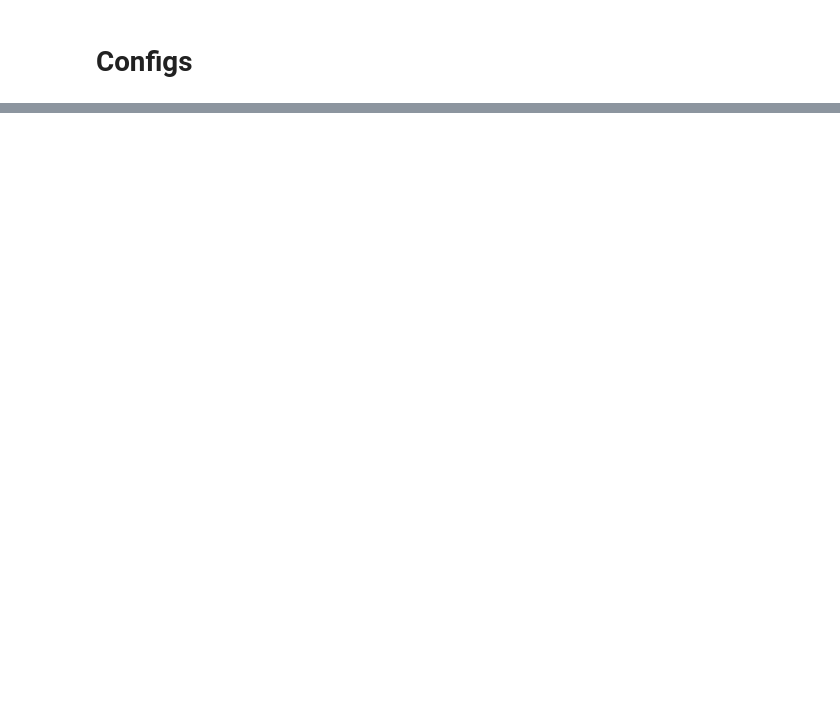
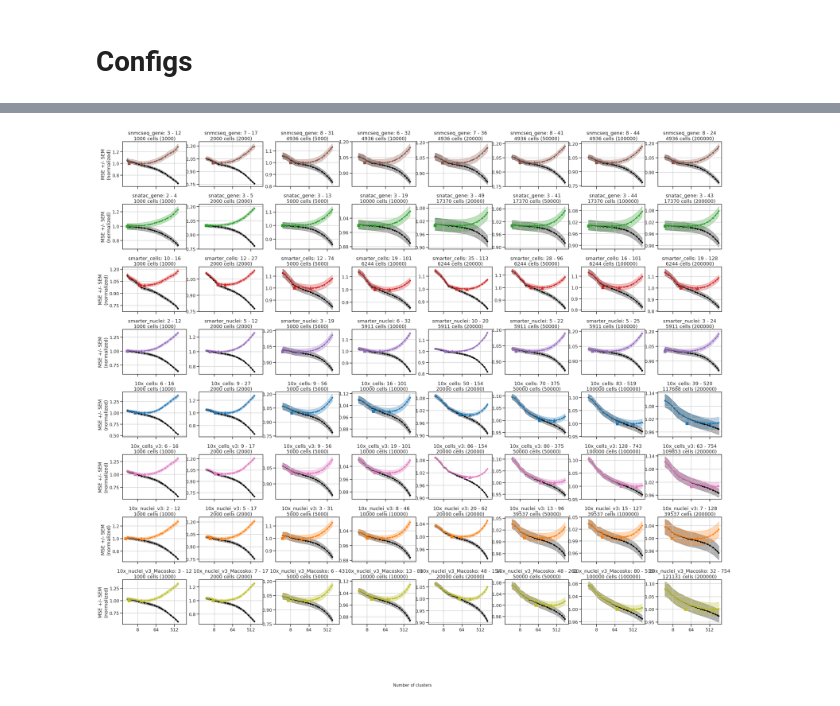
Before and after one commit to mukamel-lab/BICCN-Mouse-MOp, a Jupyter notebook: fig4/cocluster-cross-validation-scf-vis.ipynb, the cells around one changed output, grey strips where cells are left out. Cells and saved outputs as stored; diff of their text form; code cells hidden in the pictures; blank space fills up the shorter version.

```diff
--- a/fig4/cocluster-cross-validation-scf-vis.ipynb
+++ b/fig4/cocluster-cross-validation-scf-vis.ipynb
@@ -247,0 +234,83 @@ res_sum_sum
+# %%
+output = os.path.join(output_figure_dir, analysis_name+'_3.pdf')
+
+res_sum_sum = []
+scale = 1
+
+num_ns = len(ns)
+nx = num_ns
+ny = len(mods_selected)
+
+fig, axs = plt.subplots(ny, nx, figsize=(5*nx*scale,4*ny*scale), sharex=True)
+axs = axs.flatten()
+ax_idx = -1
+
+for j, mod in enumerate(mods_selected):
+    for i, n in enumerate(ns):
+        name = name_format.format(n)
+        outdir = '/cndd/fangming/CEMBA/data/MOp_all/results'
+        output_results = outdir + '/cross_validation_results_{}.pkl'.format(name)
+        output_pcX_all = outdir + '/pcX_all_{}.npy'.format(name)
+        output_cells_all = outdir + '/cells_all_{}.npy'.format(name)
+        output_clst_and_umap = outdir + '/intg_summary_{}.tsv'.format(name)
+        output_figures = outdir + '/figures/{}_{{}}.{{}}'.format(name)
+
+        if not os.path.isfile(output_results):
+            continue
+
+        # Getting back the objects:
+        with open(output_results, 'rb') as f:
+            (
+             res_nclsts, res,
+            ) = pickle.load(f)
+
+        res_nclsts_summary = res_nclsts.groupby('resolution').agg({'nclsts': ['mean', 'std']})
+        res_summary = res.groupby(['resolution', 'mod']).agg({'mse': ['mean', 'std'],
+                                                              'mse_t': ['mean', 'std'],
+                                                            })
+
+        metadata = pd.read_csv(meta_f.format(mod), sep="\t") #.reset_index().set_index(settings[mod].cell_col)
+        n_cell = min([len(metadata), n])
+        logging.info(n)
+        logging.info(mod)
+
+        ax_idx += 1
+        ax = axs[ax_idx]
+
+        n_folds = 5
+        x = res_nclsts_summary['nclsts']['mean'].values
+        ys = res_summary.xs(mod, level='mod')
+        base_level = np.min(ys['mse']['mean'].values)
+        y, y_err = ys['mse']['mean'].values/base_level, (ys['mse']['std'].values/np.sqrt(n_folds))/base_level,
+        yt, yt_err = ys['mse_t']['mean'].values/base_level, (ys['mse_t']['std'].values/np.sqrt(n_folds))/base_level,
+
+        if i == 0:
+            ylabel = 'MSE +/- SEM\n(normalized)'
+        else:
+            ylabel = ''
+        xlabel = ''
+        min_x_se, min_x, min_y = plot_bi_cv_subfig(ax, x,
+                                                  y, y_err,
+                                                  yt, yt_err,
+                                                  settings[mod].color, mod,
+                                                  xlabel=xlabel,
+                                                  ylabel=ylabel
+                                                 )
+        ax.yaxis.set_major_locator(mtick.MaxNLocator(4))
+        ax.set_title(ax.get_title()+'\n{} cells ({})'.format(n_cell, n))
+        # end for
+
+        res_sum_sum.append({'mod': mod,
+                            'n': n,
+                            'n_cell': n_cell,
+                            'n_clst_min': min_x,
+                            'n_clst_1se': min_x_se,
+                           })
+
+res_sum_sum = pd.DataFrame(res_sum_sum)
+
+fig.subplots_adjust(hspace=0.4, wspace=0.2, bottom=0.1)
+fig.text(0.5, 0, 'Number of clusters', ha='center', fontsize=15)
+fig.savefig(output, bbox_inches='tight')
+plt.show()
+# %% [output]
@@ -247,0 +334 @@ res_sum_sum
+[figure, added]
```
Also changed, not shown: parts of 10 cells of this notebook, 25 other files.
